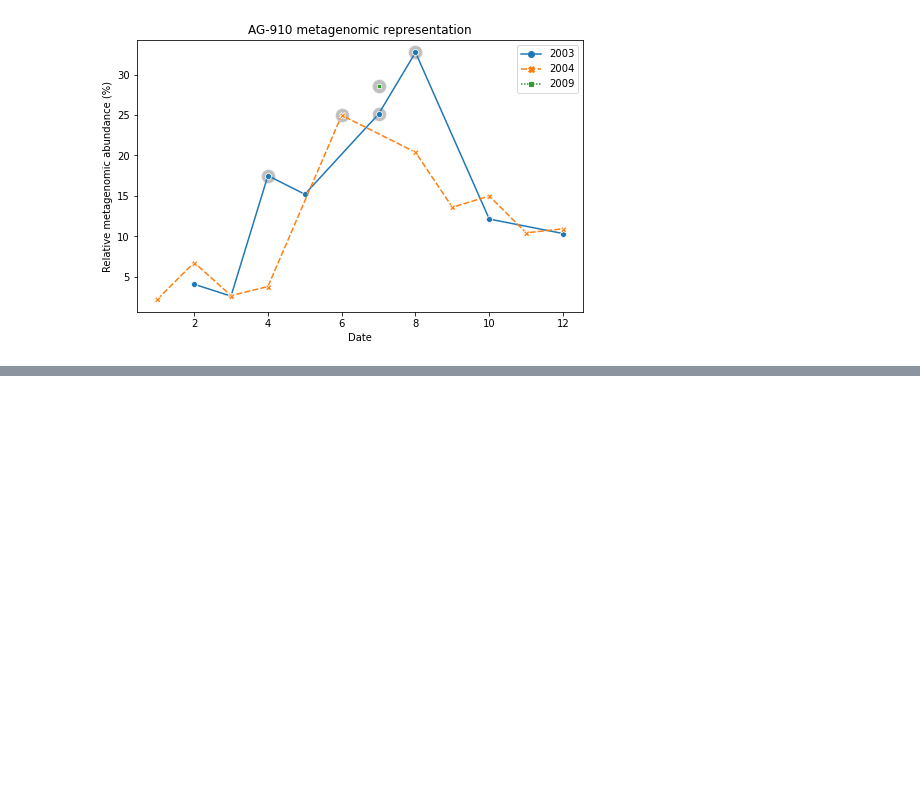
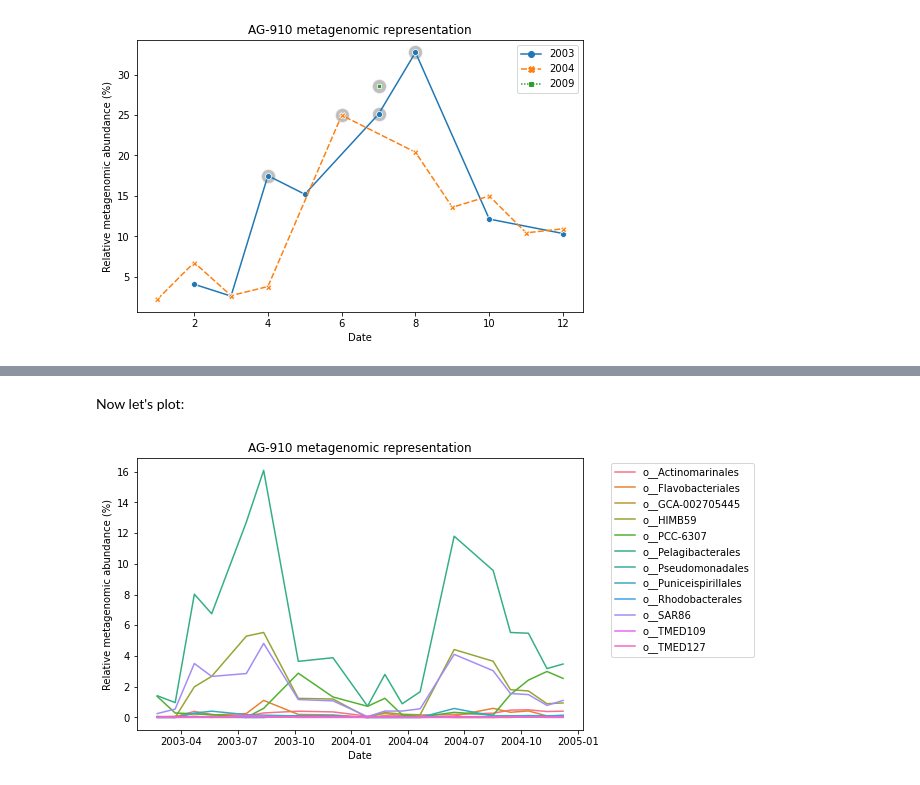
Before and after one commit to Bigelow-SCG-Course/Day3AM_read_recruitment, a Jupyter notebook: metagenome_recruitment_plotting.ipynb, the cells around one changed output, grey strips where cells are left out. Cells and saved outputs as stored; diff of their text form; code cells hidden in the pictures; blank space fills up the shorter version.

Commit message:
adds metagenomic representation by genus to plot nb

```diff
--- a/metagenome_recruitment_plotting.ipynb
+++ b/metagenome_recruitment_plotting.ipynb
@@ -322,0 +352,2 @@ Text(0.5, 1.0, 'Metagenomic Recruitment to Plate AG-910')
+# %%
+gtdb = pd.read_csv("./data/AG-910_GTDB_classifications.csv")
@@ -322,0 +363,5 @@ Text(0.5, 1.0, 'Metagenomic Recruitment to Plate AG-910')
+# %%
+bdf = bdf.merge(gtdb[['SAG','domain','phyla','class','order','family','genus','species']],
+          left_on = 'Genome',
+          right_on = 'SAG',
+          how = 'left')
@@ -322,0 +376,2 @@ Text(0.5, 1.0, 'Metagenomic Recruitment to Plate AG-910')
+# %%
+order_rel_abund = bdf.groupby(['order','mg_Run','mg_Collection_date','mg_year','mg_month','mg_day'], as_index = False)['perc_rel_abund'].sum()
@@ -322,0 +394,20 @@ Text(0.5, 1.0, 'Metagenomic Recruitment to Plate AG-910')
+# %% [markdown]
+Now let's plot:
+# %%
+fig, ax = plt.subplots(figsize=(8,5))
+
+sns.lineplot(x = 'mg_Collection_date',
+             y = 'perc_rel_abund',
+             hue = 'order',
+             data = order_rel_abund[order_rel_abund['mg_year'] != '2009'],
+            ax = ax)
+
+ax.set(xlabel="Date",
+       ylabel="Relative metagenomic abundance (%)",
+       title="AG-910 metagenomic representation")
+
+plt.legend(bbox_to_anchor=(1.05, 1), loc=2)
+
+plt.show()
+# %% [output]
+[figure, added]
```
Also changed, not shown: parts of 12 cells of this notebook, 3 other files.
